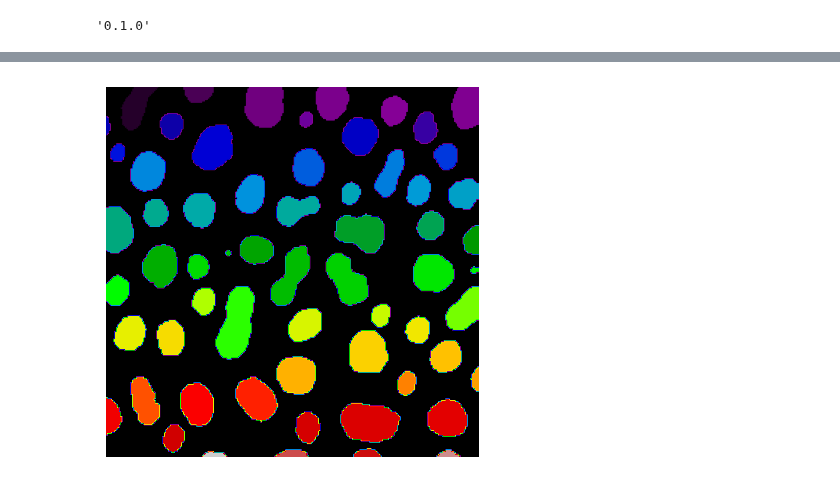
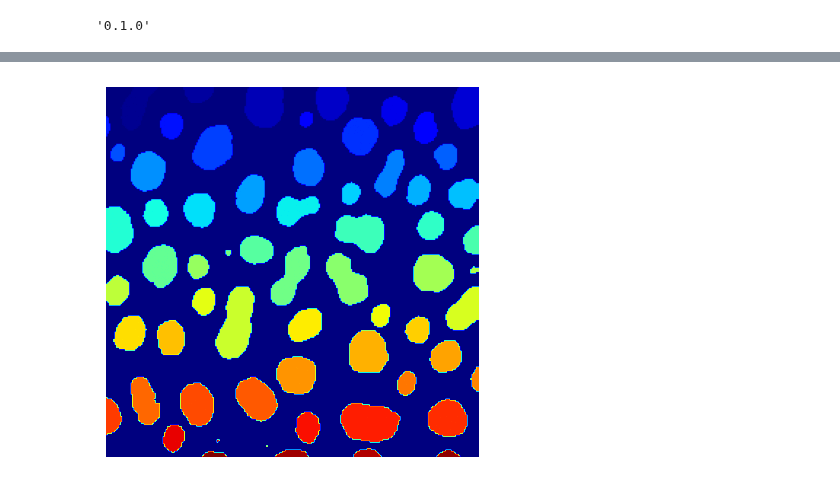
Before and after one commit to haesleinhuepf/bia-bob, a Jupyter notebook: demo/segment_blobs.ipynb, the cells around one changed output, grey strips where cells are left out. Cells and saved outputs as stored; diff of their text form; code cells hidden in the pictures.

```diff
--- a/demo/segment_blobs.ipynb
+++ b/demo/segment_blobs.ipynb
@@ -20,25 +19,22 @@ Code:
-# %%
-import numpy as np
-from skimage import io, filters, morphology, measure
-import matplotlib.pyplot as plt
-
-# Read the image
-image = io.imread("blobs.tif")
-
-# Apply thresholding to obtain binary image
-threshold = filters.threshold_otsu(image)
-binary_image = image > threshold
-
-# Perform morphological operations to remove noise and fill gaps
-binary_image = morphology.binary_erosion(binary_image)
-binary_image = morphology.binary_dilation(binary_image)
-
-# Label connected components in binary image
-labels = measure.label(binary_image)
-
-# Display the resulting label mask
-plt.imshow(labels, cmap='nipy_spectral')
-plt.axis('off')
-plt.show()
-# %% [output]
-[figure, removed]
+# %%
+import skimage.io
+from skimage.filters import threshold_otsu
+from skimage.measure import label
+import matplotlib.pyplot as plt
+
+# Read the image
+image = skimage.io.imread('blobs.tif')
+
+# Threshold the image
+thresh = threshold_otsu(image)
+binary_mask = image > thresh
+
+# Label the connected components
+label_mask = label(binary_mask)
+
+# Display the label mask
+plt.imshow(label_mask, cmap='jet')
+plt.axis('off')
+plt.show()
+# %% [output]
+[figure, added]
```
Also changed, not shown: parts of 1 cell of this notebook, 1 other file.
